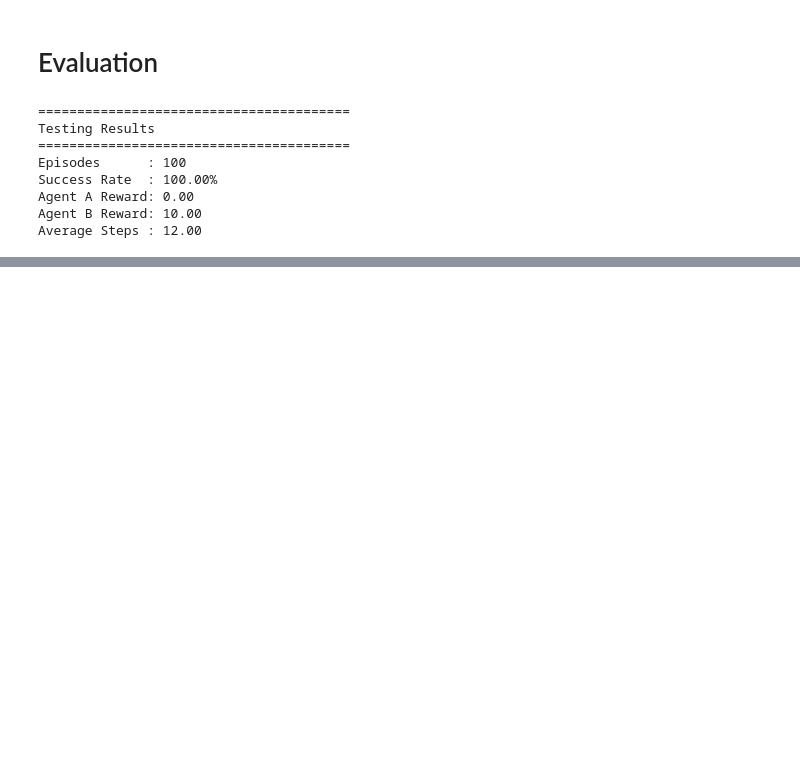
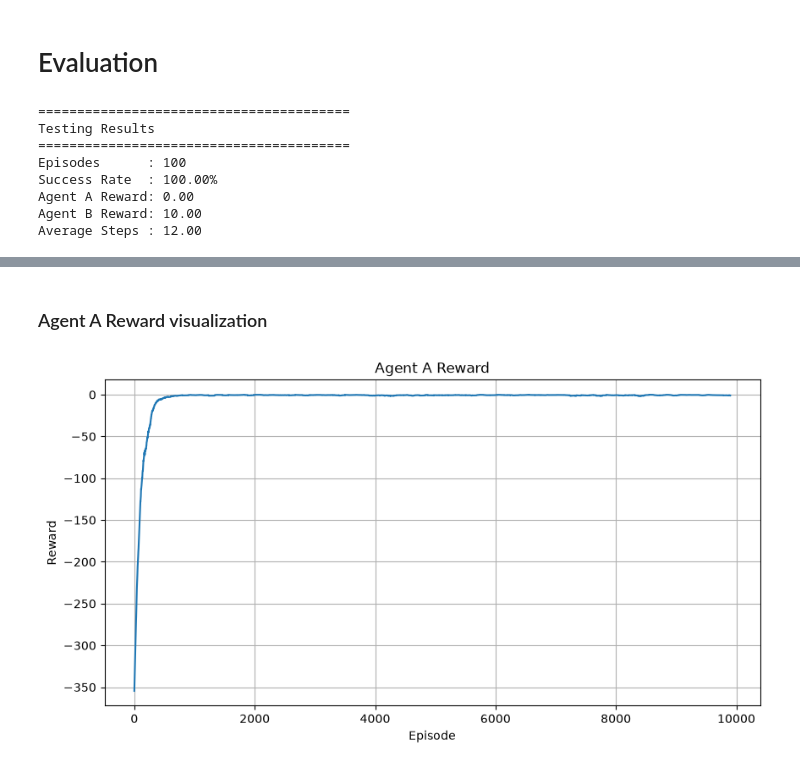
Before and after one commit to sajib1619/Tabular-Q-Learning-Multi_Agent, a Jupyter notebook: Tabular Q-Learning Multi-Agent.ipynb, the cells around one changed output, grey strips where cells are left out. Cells and saved outputs as stored; diff of their text form; code cells hidden in the pictures; blank space fills up the shorter version.

```diff
--- a/Tabular Q-Learning Multi-Agent.ipynb
+++ b/Tabular Q-Learning Multi-Agent.ipynb
@@ -993,0 +1003,18 @@ Average Steps : 12.00
+# %% [markdown]
+### Agent A Reward visualization
+# %%
+window = 100
+
+reward_curve = moving_average(
+    states.ep_reward_a,
+    window
+)
+
+show_fig(
+    reward_curve,
+    "Agent A Reward",
+    "Episode",
+    "Reward"
+)
+# %% [output]
+[figure, added]
```
Also changed, not shown: parts of 16 cells of this notebook.
